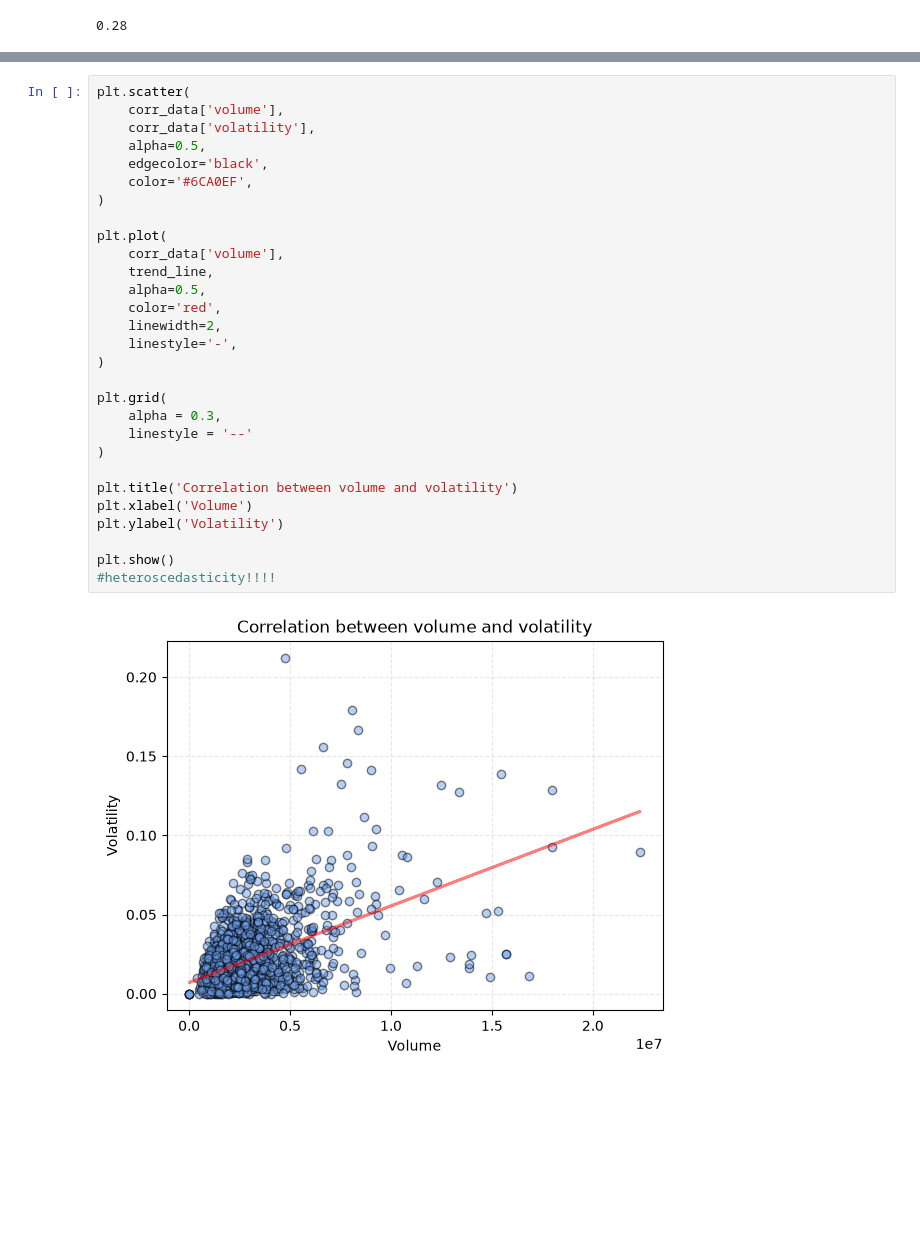
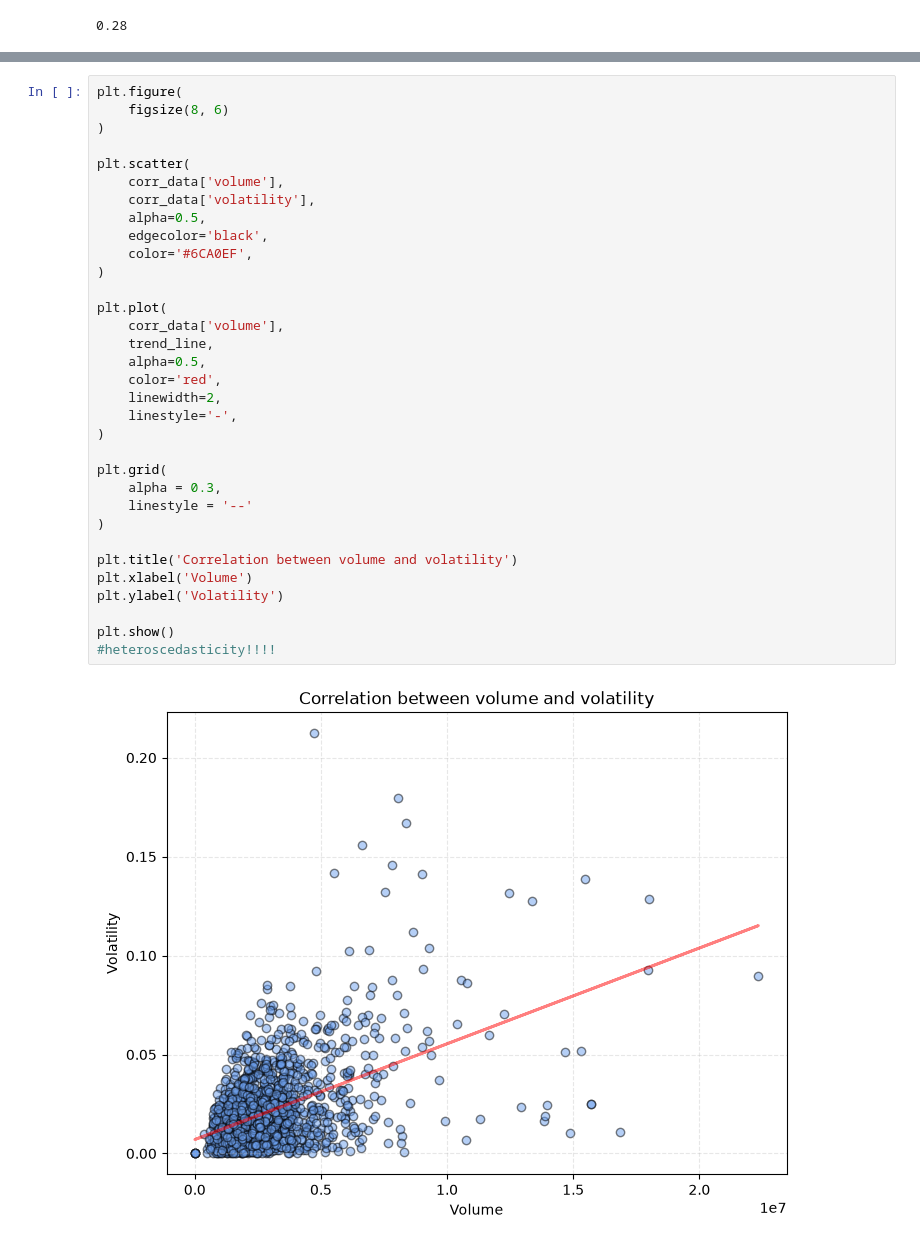
Before and after one commit to studzinskimilosz/mathematical-and-statistical-analysis, a Jupyter notebook: notebook/notebook.ipynb, the cells around one changed output, grey strips where cells are left out. Drawn from its saved outputs; the diff is of its cells as text; blank space fills up the shorter version.

```diff
--- a/notebook/notebook.ipynb
+++ b/notebook/notebook.ipynb
@@ -306,33 +310,37 @@ p_value: 5.8678e-91 (p_value < 0.05)
 r_value: 4.8777e-01 (~0.4878)
 std_err: 2.2313e-10
 # %%
+plt.figure(
+    figsize(8, 6)
+)
+
 plt.scatter(
     corr_data['volume'],
     corr_data['volatility'],
     alpha=0.5,
     edgecolor='black',
     color='#6CA0EF',
 )
 
 plt.plot(
     corr_data['volume'],
     trend_line,
     alpha=0.5,
     color='red',
     linewidth=2,
     linestyle='-',
 )
 
 plt.grid(
     alpha = 0.3,
     linestyle = '--'
 )
 
 plt.title('Correlation between volume and volatility')
 plt.xlabel('Volume')
 plt.ylabel('Volatility')
 
 plt.show()
 #heteroscedasticity!!!!
 # %% [output]
-[figure, old version]
+[figure, new version]
```
Also changed, not shown: parts of 6 cells of this notebook.
